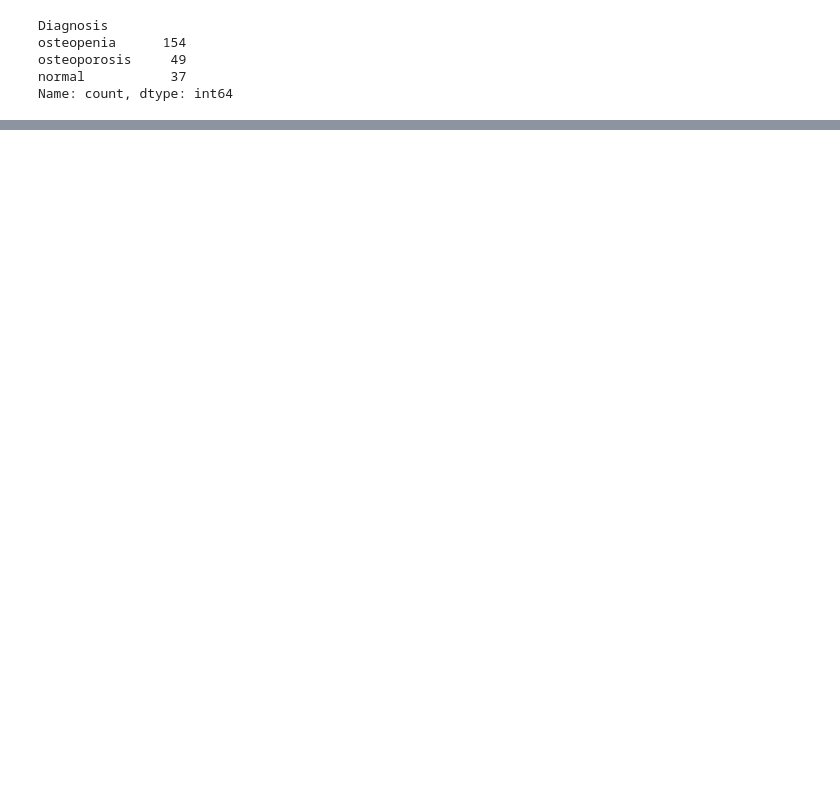
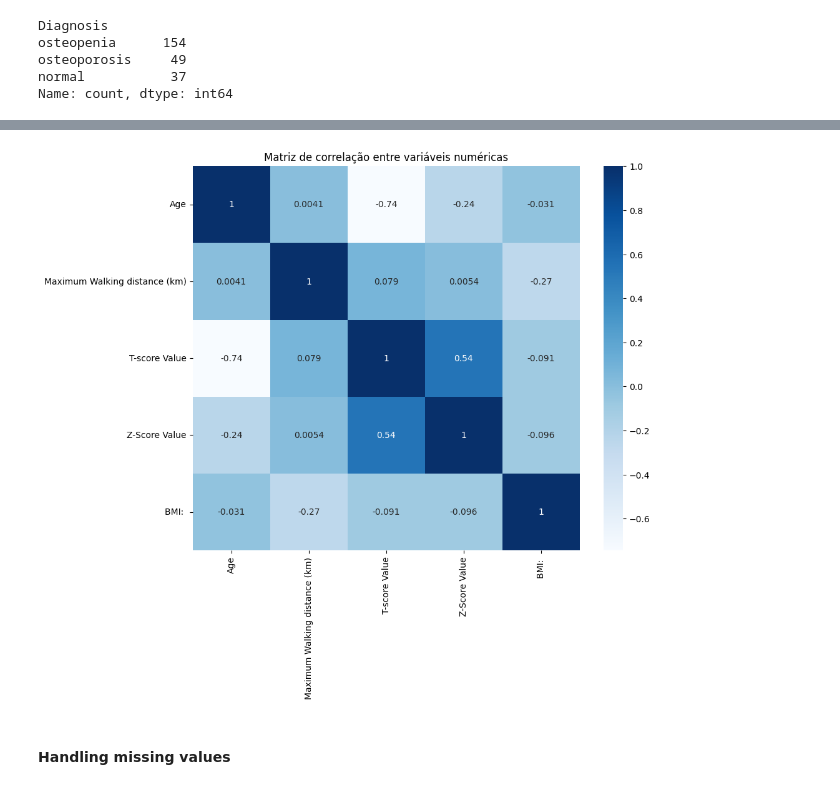
Before and after one commit to luizfernando05/projeto-osteoporose, a Jupyter notebook: root/ml-models/notebooks/OKXExploringData.ipynb, the cells around one changed output, grey strips where cells are left out. Cells and saved outputs as stored; diff of their text form; code cells hidden in the pictures; blank space fills up the shorter version.

```diff
--- a/root/ml-models/notebooks/OKXExploringData.ipynb
+++ b/root/ml-models/notebooks/OKXExploringData.ipynb
@@ -114,0 +126,11 @@ plt.show()
+# %%
+numerical_cols = okx.select_dtypes(include=np.number).columns
+# %%
+plt.figure(figsize=(10,8))
+sns.heatmap(okx[numerical_cols].corr(), annot=True, cmap="Blues")
+plt.title("Matriz de correlação entre variáveis numéricas")
+plt.show()
+# %% [output]
+[figure, added]
+# %% [markdown]
+#### Handling missing values
```
Also changed, not shown: parts of 38 cells of this notebook, 8 other files.
